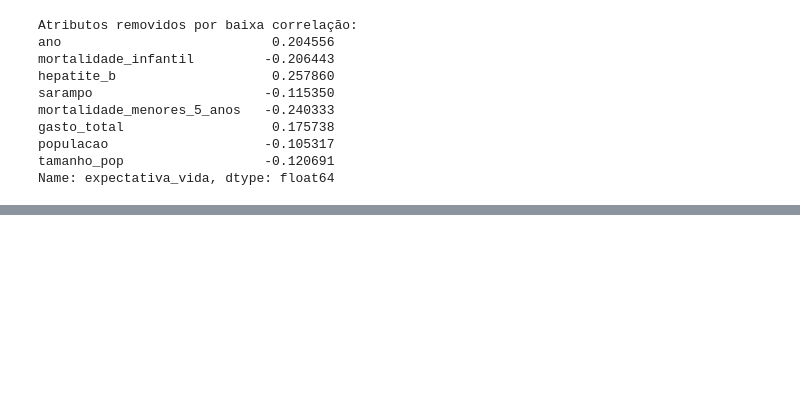
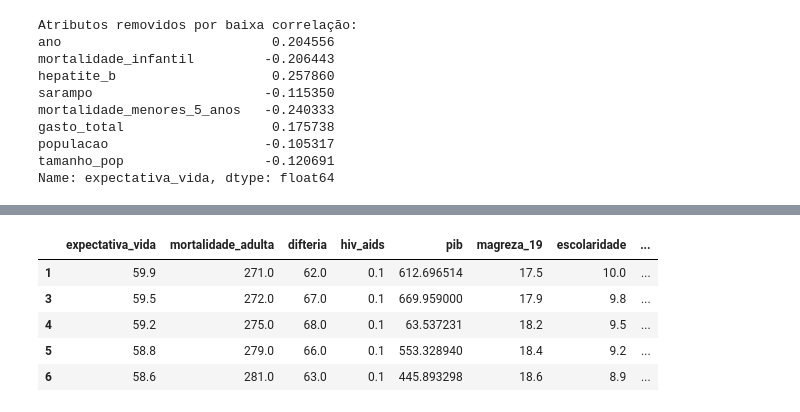
Before and after one commit to prisciladalepiane/machine-learning, a Jupyter notebook: projetos/matematica-estatistica-aplicada/06/modelagem-estatistica-indicadores-socieconomicos.ipynb, the cells around one changed output, grey strips where cells are left out. Drawn from its saved outputs; the diff is of its cells as text; code cells hidden in the pictures; blank space fills up the shorter version.

```diff
--- a/projetos/matematica-estatistica-aplicada/06/modelagem-estatistica-indicadores-socieconomicos.ipynb
+++ b/projetos/matematica-estatistica-aplicada/06/modelagem-estatistica-indicadores-socieconomicos.ipynb
@@ -485,0 +554,10 @@ KeyError: "['ano', 'mortalidade_infantil', 'hepatite_b', 'sarampo', 'mortalidade
+# %%
+df_final = df2[['expectativa_vida', 'mortalidade_adulta', 'difteria', 'hiv_aids', 'pib', 'magreza_19', 'escolaridade', 'imc_alcool']]
+df_final.head()
+# %% [output]
+|  | expectativa_vida | mortalidade_adulta | difteria | hiv_aids | pib | magreza_19 | escolaridade | ... |
+| 1 | 59.9 | 271.0 | 62.0 | 0.1 | 612.696514 | 17.5 | 10.0 | ... |
+| 3 | 59.5 | 272.0 | 67.0 | 0.1 | 669.959000 | 17.9 | 9.8 | ... |
+| 4 | 59.2 | 275.0 | 68.0 | 0.1 | 63.537231 | 18.2 | 9.5 | ... |
+| 5 | 58.8 | 279.0 | 66.0 | 0.1 | 553.328940 | 18.4 | 9.2 | ... |
+| 6 | 58.6 | 281.0 | 63.0 | 0.1 | 445.893298 | 18.6 | 8.9 | ... |
```
Also changed, not shown: parts of 14 cells of this notebook.
